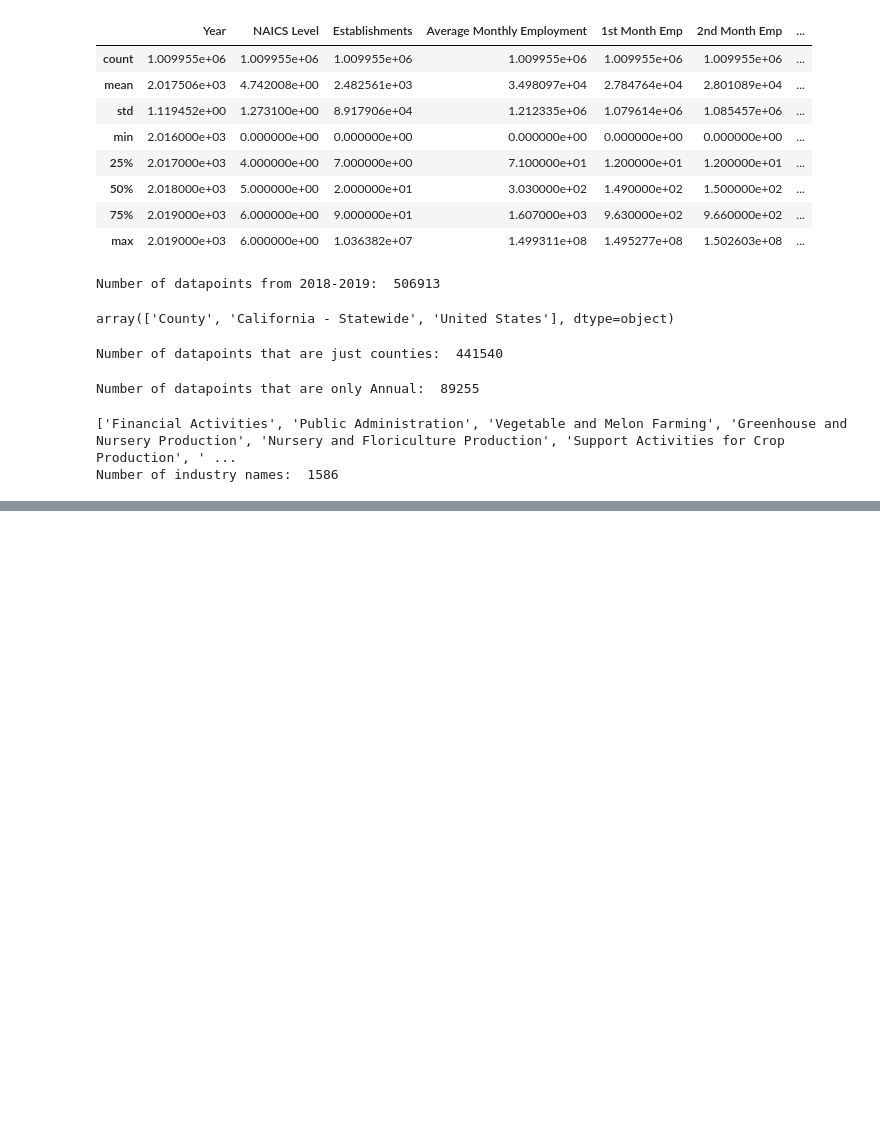
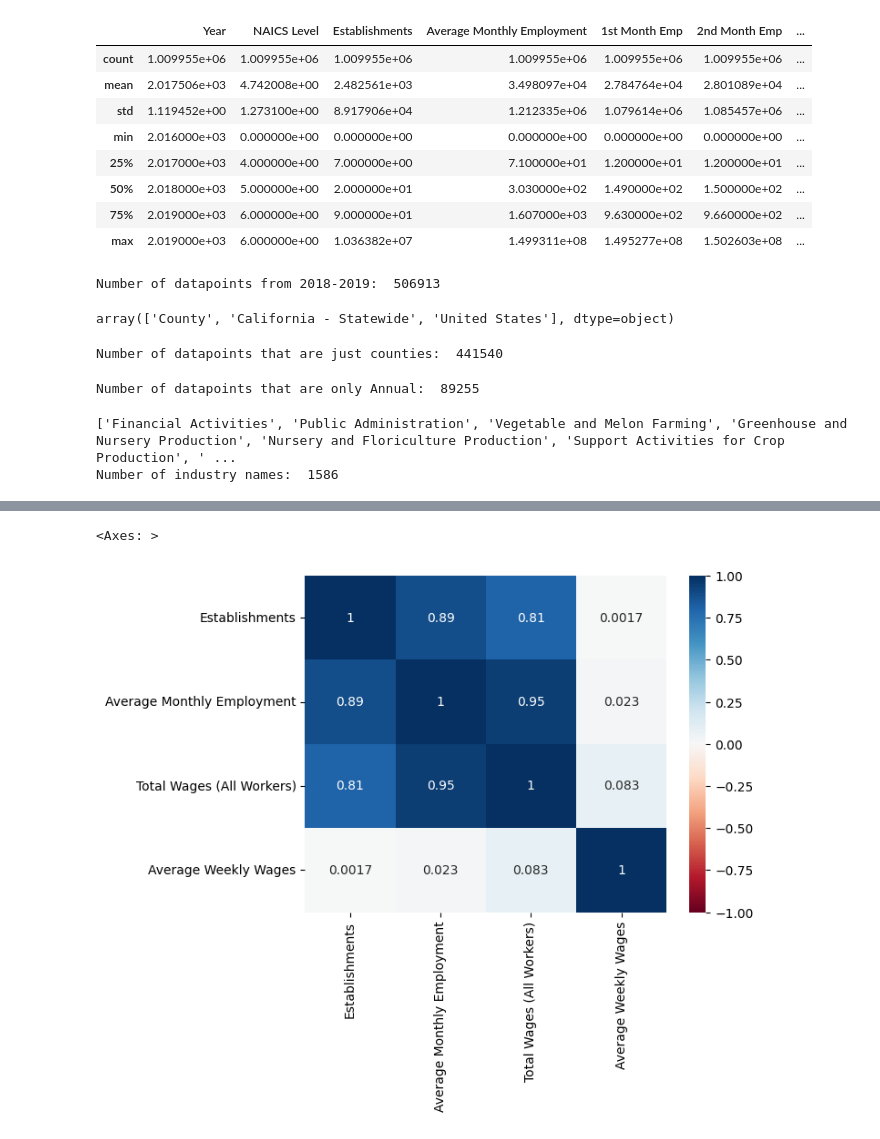
Before and after one commit to ericstratford/predictable-residence, a Jupyter notebook: CA_Residence_Prediction.ipynb, the cells around one changed output, grey strips where cells are left out. Drawn from its saved outputs; the diff is of its cells as text; code cells hidden in the pictures; blank space fills up the shorter version.

```diff
--- a/CA_Residence_Prediction.ipynb
+++ b/CA_Residence_Prediction.ipynb
@@ -116,0 +127,10 @@ dtype: int64
+# %%
+#Drop categorical data
+dfNonCategorical = dfTemp.copy(deep = True)
+dfNonCategorical.drop(['1st Month Emp','2nd Month Emp','3rd Month Emp','Area Type','Area Name','Year','Quarter','Ownership','NAICS Level','NAICS Code','Industry Name'],axis=1,inplace=True)
+# %%
+corr = dfNonCategorical.corr()
+sns.heatmap(corr, vmin = -1, vmax = 1, center = 0, annot = True, cmap = 'RdBu')
+# %% [output]
+<Axes: >
+[figure, added]
```
Also changed, not shown: parts of 8 cells of this notebook, 1 other file.
